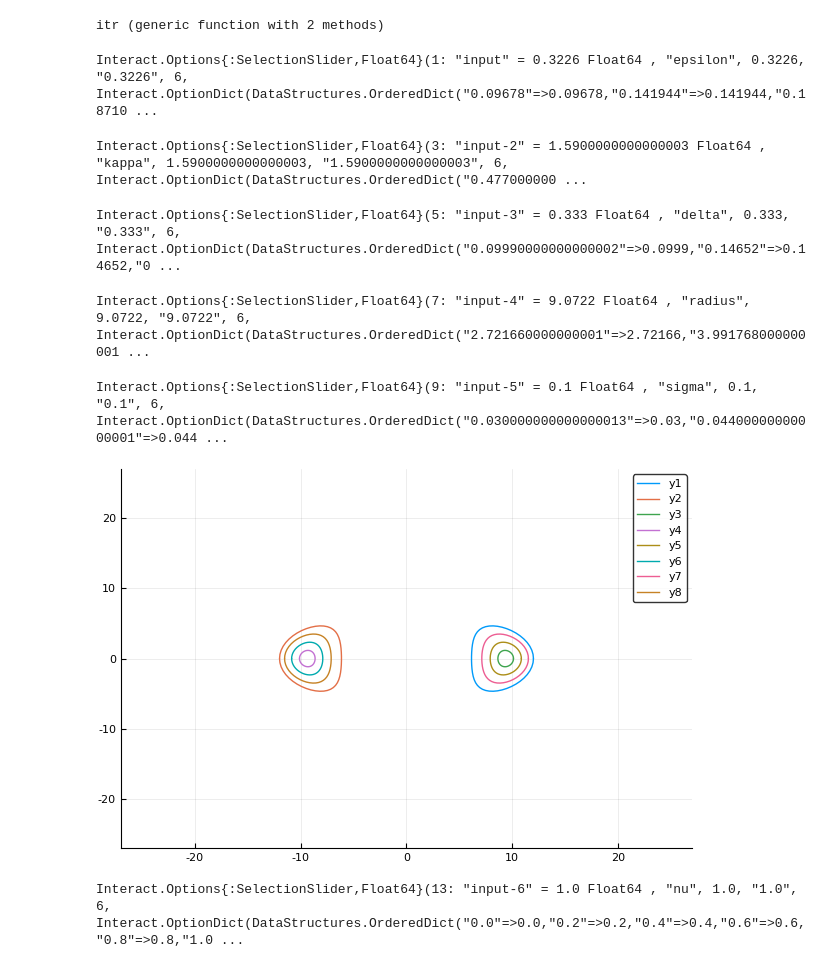
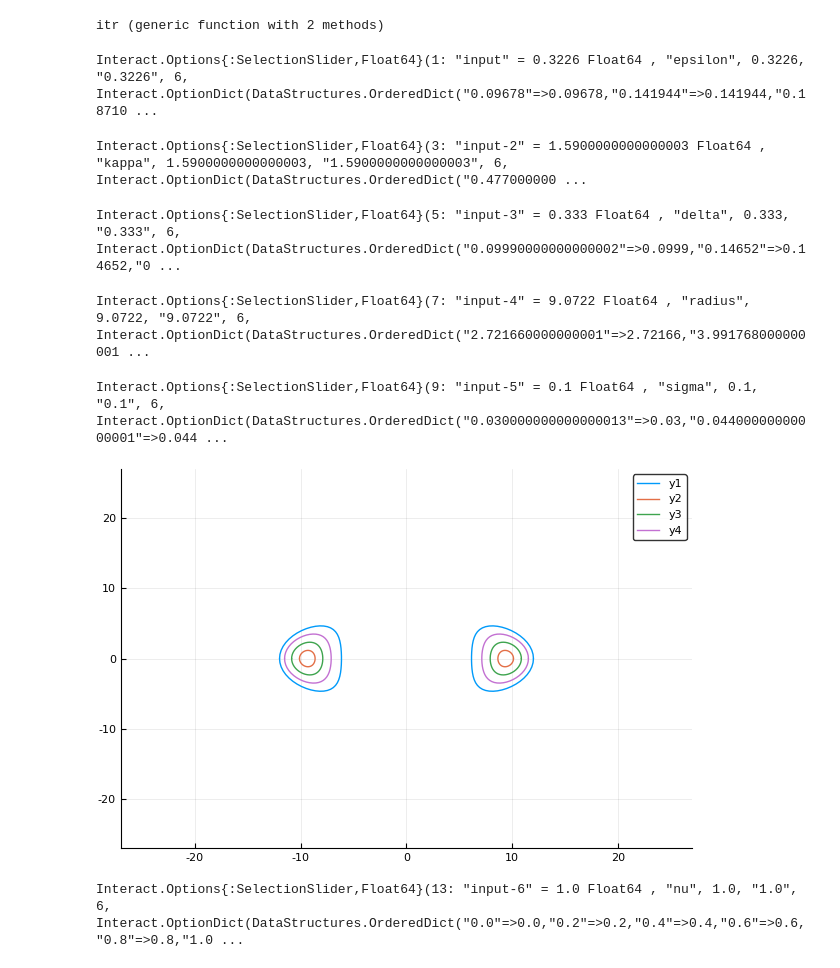
Before and after one commit to djsegal/fusion-binder, a Jupyter notebook: 0_Plasma_Parameters.ipynb, the cells around one changed output. Saved outputs shown, nothing was run; the diff lists cells and outputs as text; code cells hidden in the pictures.

Commit message:
Update plasma parameters to repeated curves

```diff
--- a/0_Plasma_Parameters.ipynb
+++ b/0_Plasma_Parameters.ipynb
@@ -44,8 +44,10 @@ itr (generic function with 2 methods)
     rr = radius * ( 1 + epsilon * xx )
     zz = radius * ( 0 + epsilon * yy )
 
-    plot(rr, zz)
-    plot!(-rr, zz)
+    plot(
+        [-rr..., NaN, +rr...],
+        [+zz..., NaN, +zz...],
+    )
 
     max_radius = maximum(itr(default_radius)) * 1.75
     max_height = maximum(itr(default_radius)) * 1.75
@@ -54,36 +56,38 @@ itr (generic function with 2 methods)
     ylims!(-max_radius, +max_radius)
 
     cur_rhos = collect(linspace(0, 1, 5))
     pop!(cur_rhos)
     shift!(cur_rhos)
 
     for rho in cur_rhos
         xxr = zeros(xx)
 
         xxr += sigma * ( 1 - rho ^ 2 )
         xxr += cc[0+1] * rho ^ 4
         xxr += cc[1+1] * rho ^ 1 * cos.(1 * aa)
         xxr += cc[2+1] * rho ^ 2 * cos.(2 * aa)
         xxr += cc[3+1] * rho ^ 3 * cos.(3 * aa)
 
         yyr = yy * rho
 
         rrr = radius * ( 1 + epsilon * xxr )
         zzr = radius * ( 0 + epsilon * yyr )
 
-        plot!(rrr, zzr)
-        plot!(-rrr, zzr)
+        plot!(
+            [-rrr..., NaN, +rrr...],
+            [+zzr..., NaN, +zzr...],
+        )
     end
 
     plot!()
 end
 # %% [output]
 Interact.Options{:SelectionSlider,Float64}(1: "input" = 0.3226 Float64 , "epsilon", 0.3226, "0.3226", 6, Interact.OptionDict(DataStructures.OrderedDict("0.09678"=>0.09678,"0.141944"=>0.141944,"0.18710 ...
 Interact.Options{:SelectionSlider,Float64}(3: "input-2" = 1.5900000000000003 Float64 , "kappa", 1.5900000000000003, "1.5900000000000003", 6, Interact.OptionDict(DataStructures.OrderedDict("0.477000000 ...
 Interact.Options{:SelectionSlider,Float64}(5: "input-3" = 0.333 Float64 , "delta", 0.333, "0.333", 6, Interact.OptionDict(DataStructures.OrderedDict("0.09990000000000002"=>0.0999,"0.14652"=>0.14652,"0 ...
 Interact.Options{:SelectionSlider,Float64}(7: "input-4" = 9.0722 Float64 , "radius", 9.0722, "9.0722", 6, Interact.OptionDict(DataStructures.OrderedDict("2.721660000000001"=>2.72166,"3.991768000000001 ...
 Interact.Options{:SelectionSlider,Float64}(9: "input-5" = 0.1 Float64 , "sigma", 0.1, "0.1", 6, Interact.OptionDict(DataStructures.OrderedDict("0.030000000000000013"=>0.03,"0.04400000000000001"=>0.044 ...
-[figure, old version]
+[figure, new version]
 # %%
 rr = linspace(0,1)
 
```
